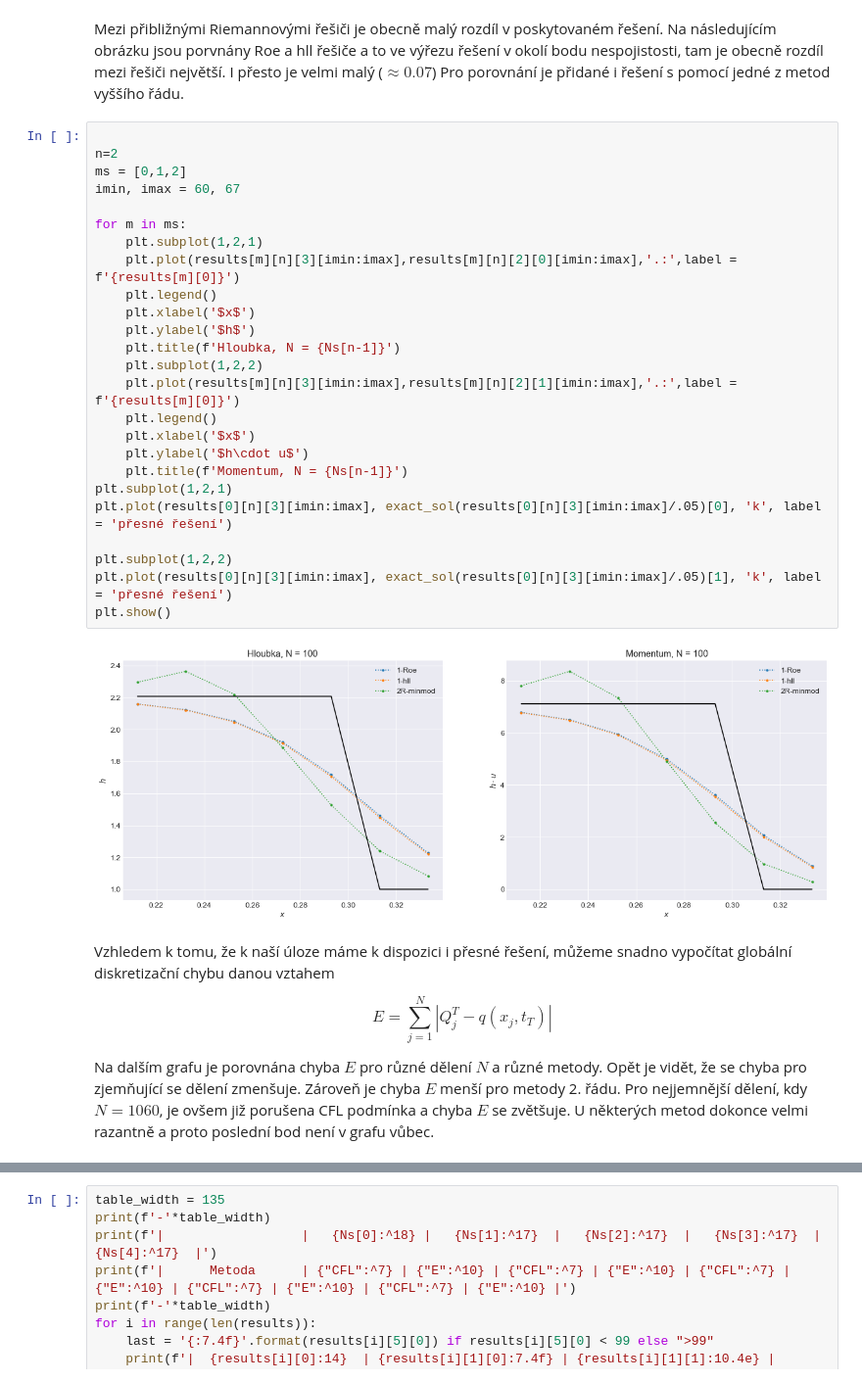
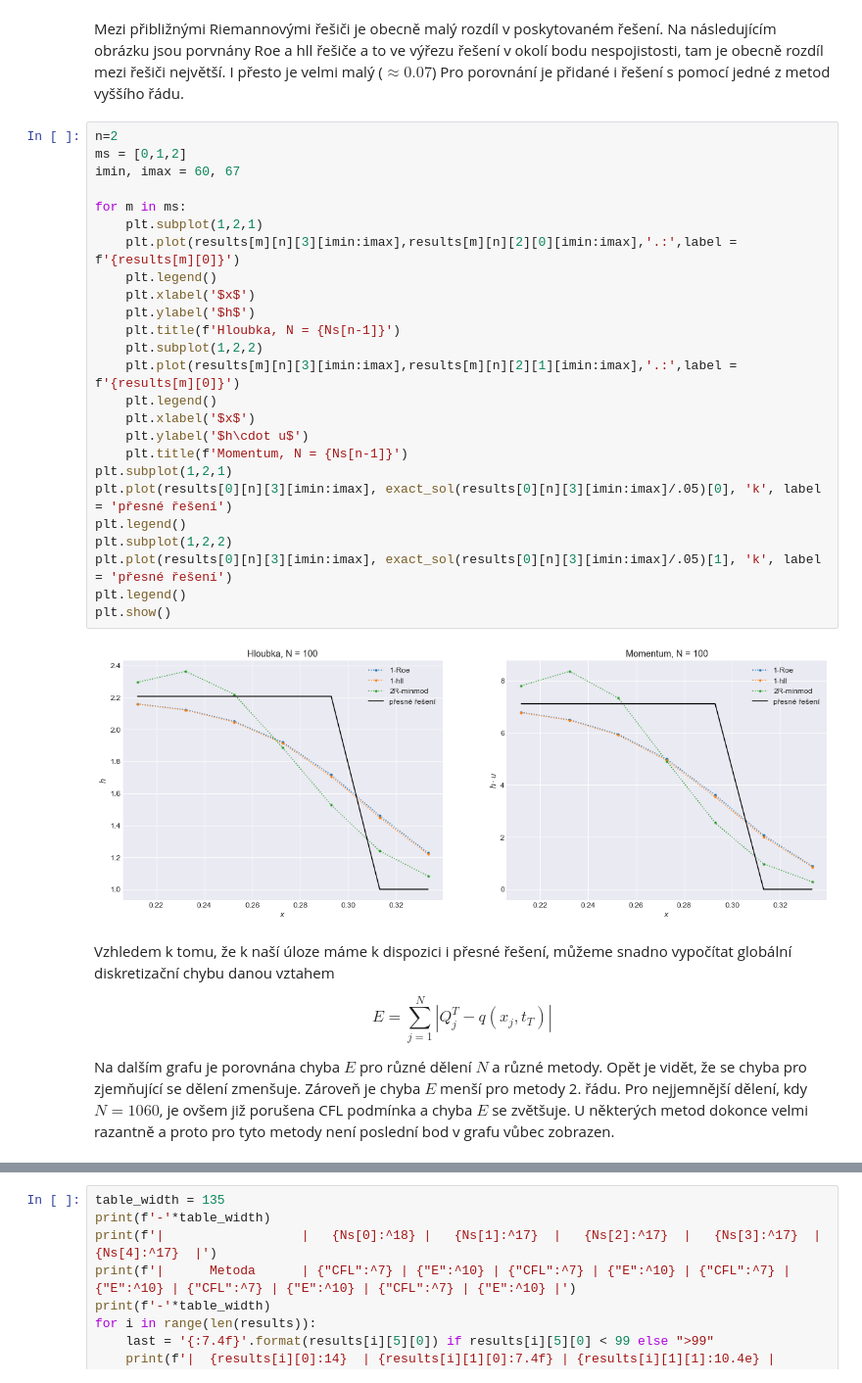
Before and after one commit to honzapulpan/fav-SNM2, a Jupyter notebook: SNM2-semestrálka.ipynb, the cells around one changed output, grey strips where cells are left out. Shown at 98% size. Saved outputs shown, nothing was run; the diff lists cells and outputs as text.

```diff
--- a/SNM2-semestrálka.ipynb
+++ b/SNM2-semestrálka.ipynb
@@ -420,37 +410,37 @@ plt.show()
 # %% [markdown]
 Mezi přibližnými Riemannovými řešiči je obecně malý rozdíl v poskytovaném řešení. Na následujícím obrázku jsou porvnány Roe a hll řešiče a to ve výřezu řešení v okolí bodu nespojistosti, tam je obecně rozdíl mezi řešiči největší. I přesto je velmi malý ($\approx 0.07$) Pro porovnání je přidané i řešení s pomocí jedné z metod vyššího řádu.
 # %%
-
 n=2
 ms = [0,1,2]
 imin, imax = 60, 67
 
 for m in ms:
     plt.subplot(1,2,1)
     plt.plot(results[m][n][3][imin:imax],results[m][n][2][0][imin:imax],'.:',label = f'{results[m][0]}')
     plt.legend()
     plt.xlabel('$x$')
     plt.ylabel('$h$')
     plt.title(f'Hloubka, N = {Ns[n-1]}')
     plt.subplot(1,2,2)
     plt.plot(results[m][n][3][imin:imax],results[m][n][2][1][imin:imax],'.:',label = f'{results[m][0]}')
     plt.legend()
     plt.xlabel('$x$')
     plt.ylabel('$h\cdot u$')
     plt.title(f'Momentum, N = {Ns[n-1]}')
 plt.subplot(1,2,1)
 plt.plot(results[0][n][3][imin:imax], exact_sol(results[0][n][3][imin:imax]/.05)[0], 'k', label = 'přesné řešení')
-
+plt.legend()
 plt.subplot(1,2,2)
 plt.plot(results[0][n][3][imin:imax], exact_sol(results[0][n][3][imin:imax]/.05)[1], 'k', label = 'přesné řešení')
+plt.legend()
 plt.show()
 # %% [output]
-[figure, old version]
+[figure, new version]
 # %% [markdown]
 
 Vzhledem k tomu, že k naší úloze máme k dispozici i přesné řešení, můžeme snadno vypočítat globální diskretizační chybu danou vztahem
 
 $$E = \sum_{j=1}^N\left|Q^T_j-q(x_j,t_T)\right|$$
 
-Na dalším grafu je porovnána chyba $E$ pro různé dělení $N$ a různé metody. Opět je vidět, že se chyba pro zjemňující se dělení zmenšuje. Zároveň je chyba $E$ menší pro metody 2. řádu. Pro nejjemnější dělení, kdy $N=1060$, je ovšem již porušena CFL podmínka a chyba $E$ se zvětšuje. U některých metod dokonce velmi razantně a proto poslední bod není v grafu vůbec.
+Na dalším grafu je porovnána chyba $E$ pro různé dělení $N$ a různé metody. Opět je vidět, že se chyba pro zjemňující se dělení zmenšuje. Zároveň je chyba $E$ menší pro metody 2. řádu. Pro nejjemnější dělení, kdy $N=1060$, je ovšem již porušena CFL podmínka a chyba $E$ se zvětšuje. U některých metod dokonce velmi razantně a proto pro tyto metody není poslední bod v grafu vůbec zobrazen.
 # %%
```
Also changed, not shown: parts of 10 cells of this notebook.
